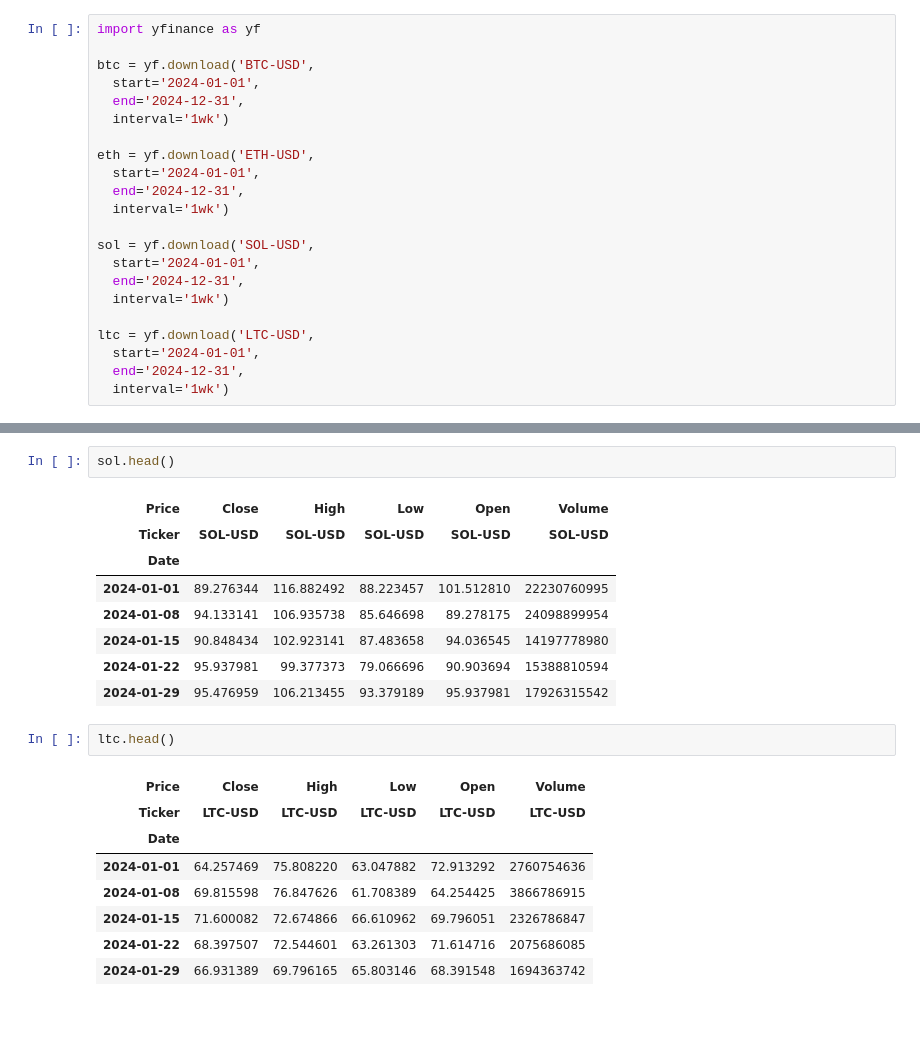
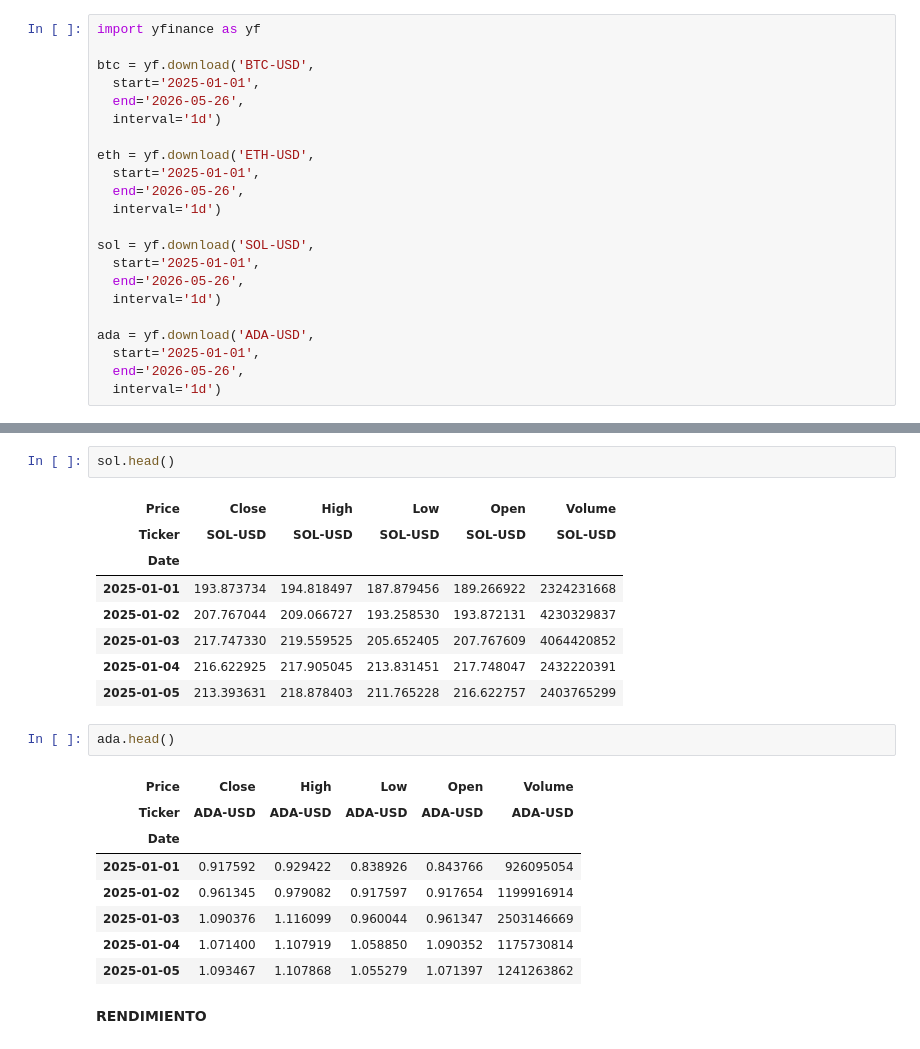
Before and after one commit to manumc2306-sudo/Lenguaje-de-programacion, a Jupyter notebook: The_Trading_Floor_Experience_Criptomonedas.ipynb, the cells around one changed output, grey strips where cells are left out. Drawn from its saved outputs; the diff is of its cells as text; blank space fills up the shorter version.

```diff
--- a/The_Trading_Floor_Experience_Criptomonedas.ipynb
+++ b/The_Trading_Floor_Experience_Criptomonedas.ipynb
@@ -20,22 +34,22 @@ print("¡Listo para analizar cripto!")
 import yfinance as yf
 
 btc = yf.download('BTC-USD',
-  start='2024-01-01',
-  end='2024-12-31',
-  interval='1wk')
+  start='2025-01-01',
+  end='2026-05-26',
+  interval='1d')
 
 eth = yf.download('ETH-USD',
-  start='2024-01-01',
-  end='2024-12-31',
-  interval='1wk')
+  start='2025-01-01',
+  end='2026-05-26',
+  interval='1d')
 
 sol = yf.download('SOL-USD',
-  start='2024-01-01',
-  end='2024-12-31',
-  interval='1wk')
+  start='2025-01-01',
+  end='2026-05-26',
+  interval='1d')
 
-ltc = yf.download('LTC-USD',
-  start='2024-01-01',
-  end='2024-12-31',
-  interval='1wk')
+ada = yf.download('ADA-USD',
+  start='2025-01-01',
+  end='2026-05-26',
+  interval='1d')
 # %% [output]
@@ -71,19 +98,21 @@ sol.head()
 | Price | Close | High | Low | Open | Volume |
 | Ticker | SOL-USD | SOL-USD | SOL-USD | SOL-USD | SOL-USD |
 | Date |  |  |  |  |  |
-| 2024-01-01 | 89.276344 | 116.882492 | 88.223457 | 101.512810 | 22230760995 |
-| 2024-01-08 | 94.133141 | 106.935738 | 85.646698 | 89.278175 | 24098899954 |
-| 2024-01-15 | 90.848434 | 102.923141 | 87.483658 | 94.036545 | 14197778980 |
-| 2024-01-22 | 95.937981 | 99.377373 | 79.066696 | 90.903694 | 15388810594 |
-| 2024-01-29 | 95.476959 | 106.213455 | 93.379189 | 95.937981 | 17926315542 |
+| 2025-01-01 | 193.873734 | 194.818497 | 187.879456 | 189.266922 | 2324231668 |
+| 2025-01-02 | 207.767044 | 209.066727 | 193.258530 | 193.872131 | 4230329837 |
+| 2025-01-03 | 217.747330 | 219.559525 | 205.652405 | 207.767609 | 4064420852 |
+| 2025-01-04 | 216.622925 | 217.905045 | 213.831451 | 217.748047 | 2432220391 |
+| 2025-01-05 | 213.393631 | 218.878403 | 211.765228 | 216.622757 | 2403765299 |
 # %%
-ltc.head()
+ada.head()
 # %% [output]
 | Price | Close | High | Low | Open | Volume |
-| Ticker | LTC-USD | LTC-USD | LTC-USD | LTC-USD | LTC-USD |
+| Ticker | ADA-USD | ADA-USD | ADA-USD | ADA-USD | ADA-USD |
 | Date |  |  |  |  |  |
-| 2024-01-01 | 64.257469 | 75.808220 | 63.047882 | 72.913292 | 2760754636 |
-| 2024-01-08 | 69.815598 | 76.847626 | 61.708389 | 64.254425 | 3866786915 |
-| 2024-01-15 | 71.600082 | 72.674866 | 66.610962 | 69.796051 | 2326786847 |
-| 2024-01-22 | 68.397507 | 72.544601 | 63.261303 | 71.614716 | 2075686085 |
-| 2024-01-29 | 66.931389 | 69.796165 | 65.803146 | 68.391548 | 1694363742 |
+| 2025-01-01 | 0.917592 | 0.929422 | 0.838926 | 0.843766 | 926095054 |
+| 2025-01-02 | 0.961345 | 0.979082 | 0.917597 | 0.917654 | 1199916914 |
+| 2025-01-03 | 1.090376 | 1.116099 | 0.960044 | 0.961347 | 2503146669 |
+| 2025-01-04 | 1.071400 | 1.107919 | 1.058850 | 1.090352 | 1175730814 |
+| 2025-01-05 | 1.093467 | 1.107868 | 1.055279 | 1.071397 | 1241263862 |
+# %% [markdown]
+**RENDIMIENTO**
```
Also changed, not shown: parts of 49 cells of this notebook.
